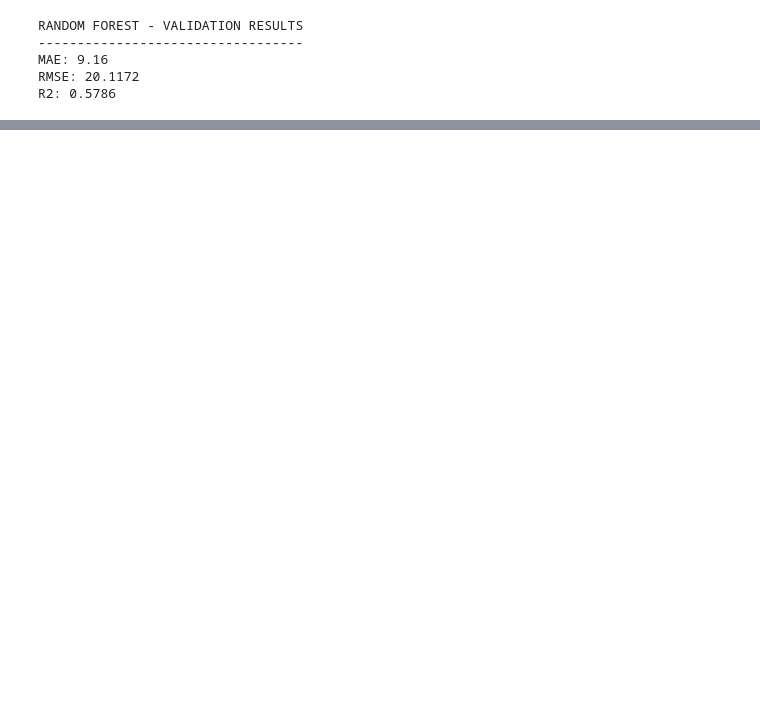
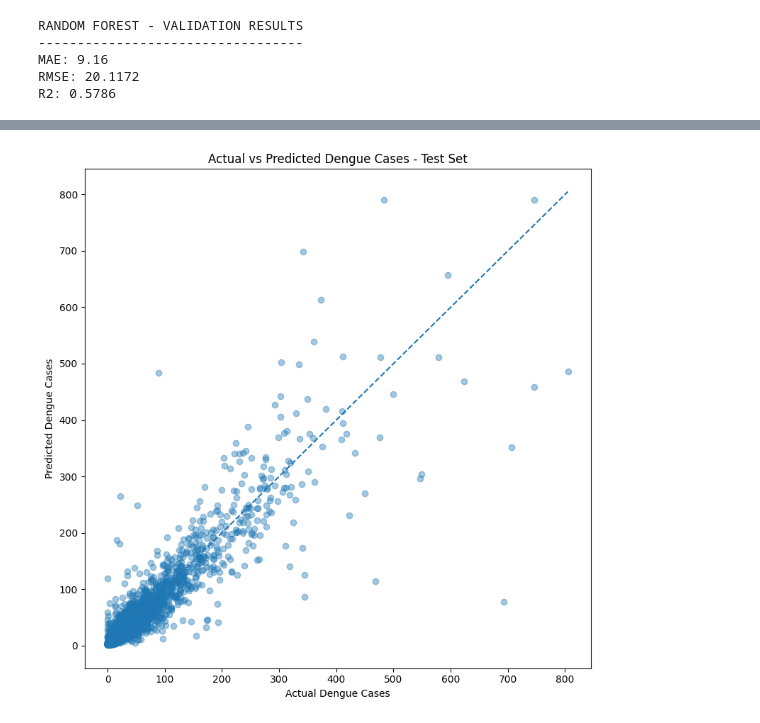
Before and after one commit to PHGNKavindya/RiskWeave, a Jupyter notebook: notebooks/11_machine_learning_model_comparison.ipynb, the cells around one changed output, grey strips where cells are left out. Drawn from its saved outputs; the diff is of its cells as text; code cells hidden in the pictures; blank space fills up the shorter version.

Commit message:
dengue ml model comparison

```diff
--- a/notebooks/11_machine_learning_model_comparison.ipynb
+++ b/notebooks/11_machine_learning_model_comparison.ipynb
@@ -553,0 +844,11 @@ print(
+# %%
+# DISPLAY HYPERPARAMETER TUNING RESULTS
+
+tuning_results_df = pd.DataFrame(tuning_results)
+
+tuning_results_df = tuning_results_df.sort_values(
+    by="Validation_RMSE",
+    ascending=True
+).reset_index(drop=True)
+
+display(tuning_results_df.head(10))
@@ -553,0 +1250,30 @@ print(
+# %%
+# CELL 14.4: ACTUAL VS PREDICTED
+
+plt.figure(figsize=(8, 8))
+
+plt.scatter(
+    error_df["actual_dengue_cases"],
+    error_df["predicted_dengue_cases"],
+    alpha=0.4
+)
+
+max_value = max(
+    error_df["actual_dengue_cases"].max(),
+    error_df["predicted_dengue_cases"].max()
+)
+
+plt.plot(
+    [0, max_value],
+    [0, max_value],
+    linestyle="--"
+)
+
+plt.xlabel("Actual Dengue Cases")
+plt.ylabel("Predicted Dengue Cases")
+plt.title("Actual vs Predicted Dengue Cases - Test Set")
+
+plt.tight_layout()
+plt.show()
+# %% [output]
+[figure, added]
```
Also changed, not shown: parts of 38 cells of this notebook, 11 other files.
